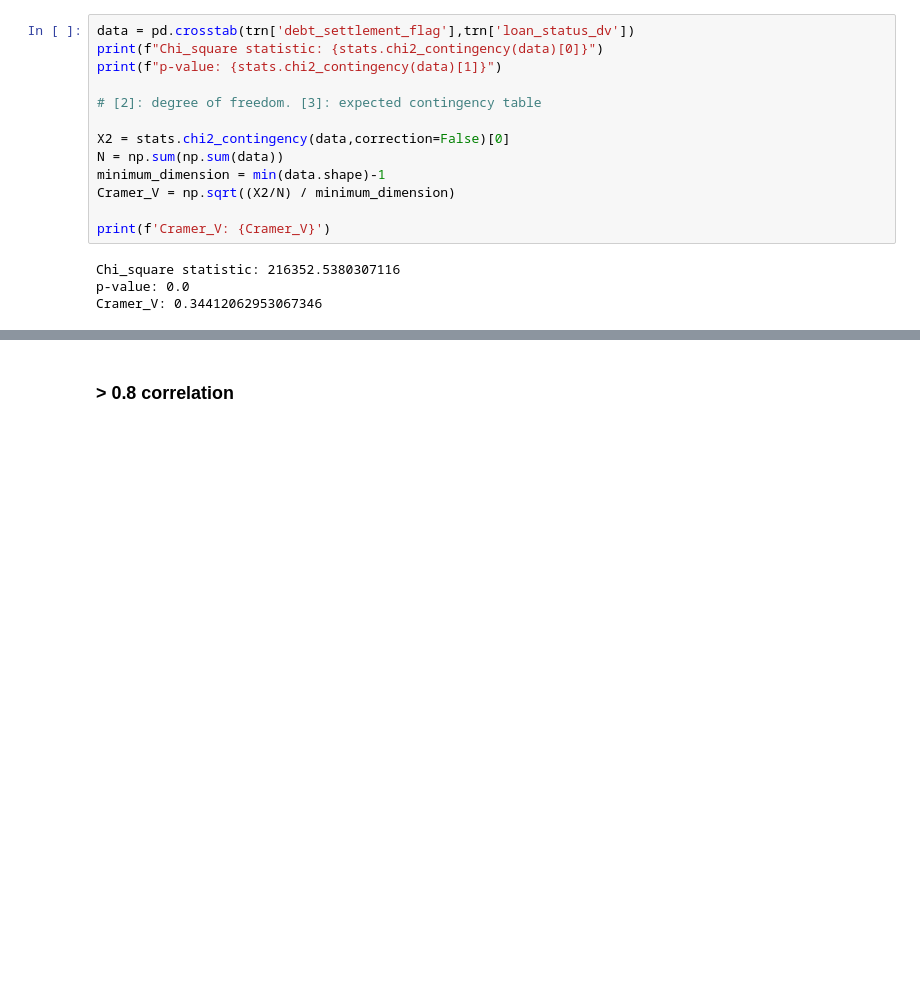
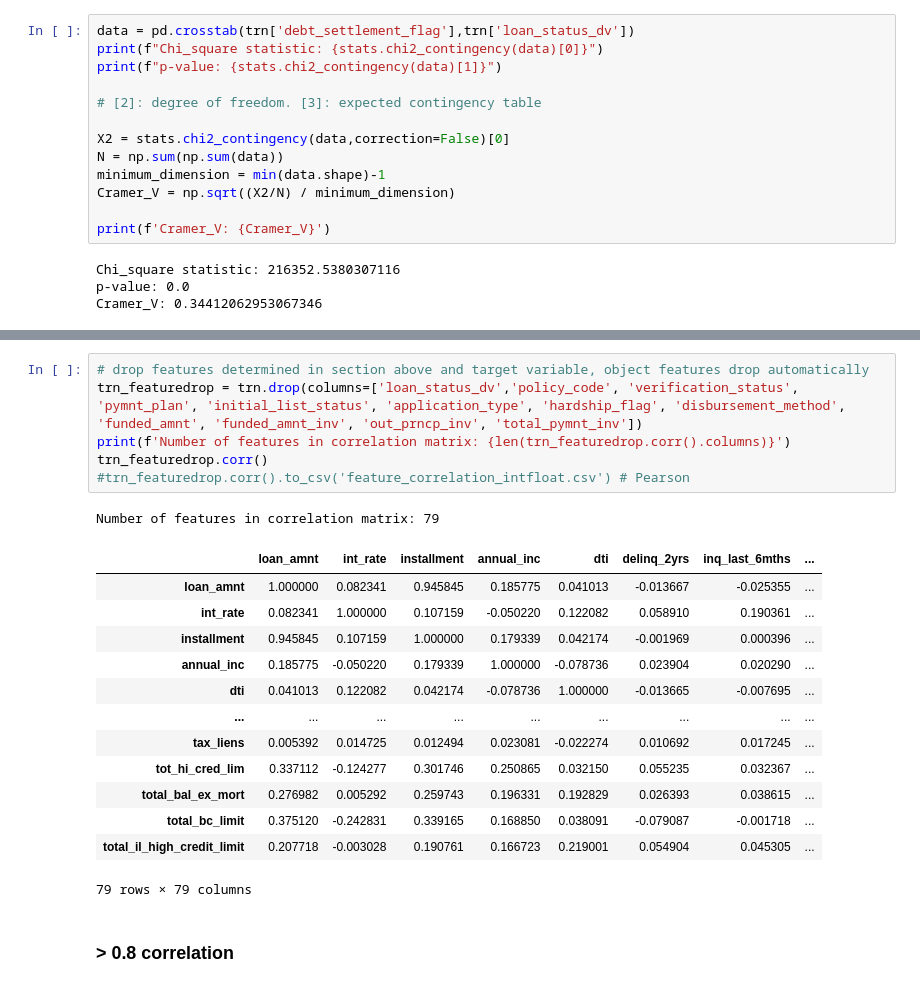
Before and after one commit to DS-XL/ds-intermediate-2023, a Jupyter notebook: capstone/Capstone_EDA.ipynb, the cells around one changed output, grey strips where cells are left out. Drawn from its saved outputs; the diff is of its cells as text; blank space fills up the shorter version.

Commit message:
updated feature correlation and EDA file

```diff
--- a/capstone/Capstone_EDA.ipynb
+++ b/capstone/Capstone_EDA.ipynb
@@ -783,3 +820,24 @@ feature_correlation_float = trn[coln_float].corr() # Pearson
+# %%
+# drop features determined in section above and target variable, object features drop automatically
+trn_featuredrop = trn.drop(columns=['loan_status_dv','policy_code', 'verification_status', 'pymnt_plan', 'initial_list_status', 'application_type', 'hardship_flag', 'disbursement_method', 'funded_amnt', 'funded_amnt_inv', 'out_prncp_inv', 'total_pymnt_inv'])
+print(f'Number of features in correlation matrix: {len(trn_featuredrop.corr().columns)}')
+trn_featuredrop.corr()
+#trn_featuredrop.corr().to_csv('feature_correlation_intfloat.csv') # Pearson
+# %% [output]
+Number of features in correlation matrix: 79
+|  | loan_amnt | int_rate | installment | annual_inc | dti | delinq_2yrs | inq_last_6mths | ... |
+| loan_amnt | 1.000000 | 0.082341 | 0.945845 | 0.185775 | 0.041013 | -0.013667 | -0.025355 | ... |
+| int_rate | 0.082341 | 1.000000 | 0.107159 | -0.050220 | 0.122082 | 0.058910 | 0.190361 | ... |
+| installment | 0.945845 | 0.107159 | 1.000000 | 0.179339 | 0.042174 | -0.001969 | 0.000396 | ... |
+| annual_inc | 0.185775 | -0.050220 | 0.179339 | 1.000000 | -0.078736 | 0.023904 | 0.020290 | ... |
+| dti | 0.041013 | 0.122082 | 0.042174 | -0.078736 | 1.000000 | -0.013665 | -0.007695 | ... |
+| ... | ... | ... | ... | ... | ... | ... | ... | ... |
+| tax_liens | 0.005392 | 0.014725 | 0.012494 | 0.023081 | -0.022274 | 0.010692 | 0.017245 | ... |
+| tot_hi_cred_lim | 0.337112 | -0.124277 | 0.301746 | 0.250865 | 0.032150 | 0.055235 | 0.032367 | ... |
+| total_bal_ex_mort | 0.276982 | 0.005292 | 0.259743 | 0.196331 | 0.192829 | 0.026393 | 0.038615 | ... |
+| total_bc_limit | 0.375120 | -0.242831 | 0.339165 | 0.168850 | 0.038091 | -0.079087 | -0.001718 | ... |
+| total_il_high_credit_limit | 0.207718 | -0.003028 | 0.190761 | 0.166723 | 0.219001 | 0.054904 | 0.045305 | ... |
+79 rows × 79 columns
 # %% [markdown]
 ### > 0.8 correlation
 # %% [markdown]
```
Also changed, not shown: parts of 13 cells of this notebook, 5 other files.
